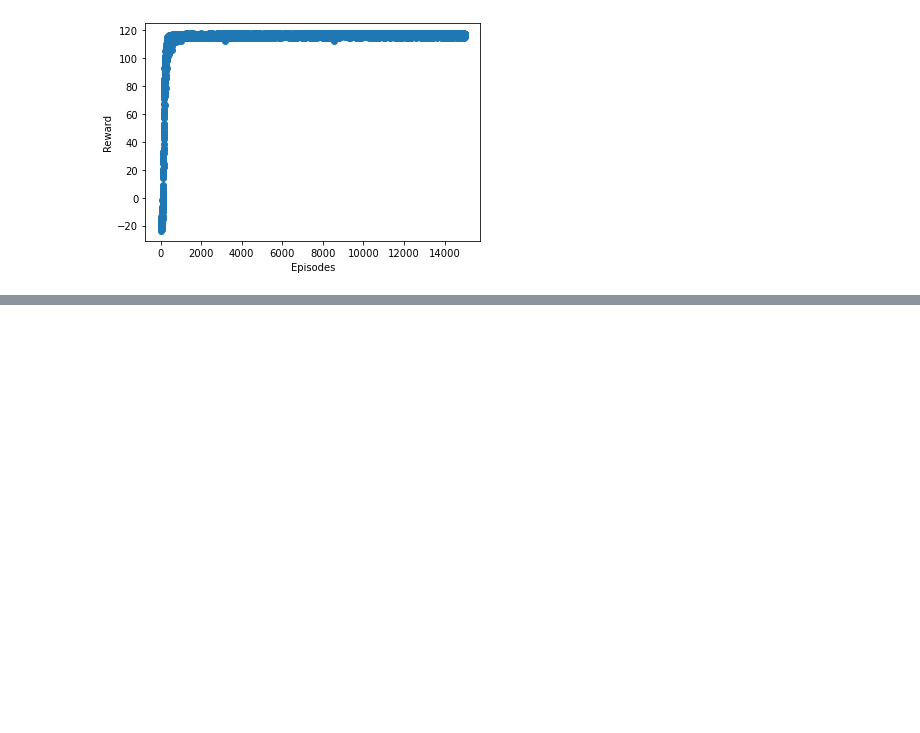
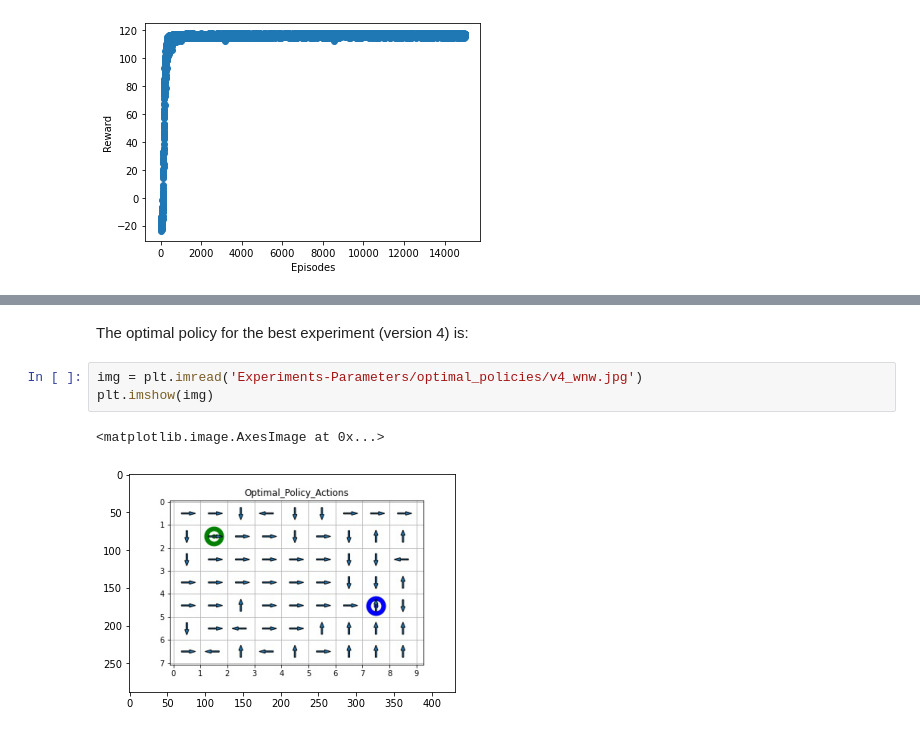
Before and after one commit to tiaraRS/ReinforcementLearningPractice, a Jupyter notebook: Practica6.ipynb, the cells around one changed output, grey strips where cells are left out. Saved outputs shown, nothing was run; the diff lists cells and outputs as text; blank space fills up the shorter version.

```diff
--- a/Practica6.ipynb
+++ b/Practica6.ipynb
@@ -495,0 +418,8 @@ array([[3, 1, 3, 3, 2, 3, 3, 2, 2],
+# %% [markdown]
+The optimal policy for the best experiment (version 4) is:
+# %%
+img = plt.imread('Experiments-Parameters/optimal_policies/v4_wnw.jpg')
+plt.imshow(img)
+# %% [output]
+<matplotlib.image.AxesImage at 0x...>
+[figure, added]
```
Also changed, not shown: parts of 40 cells of this notebook, 6 other files.
